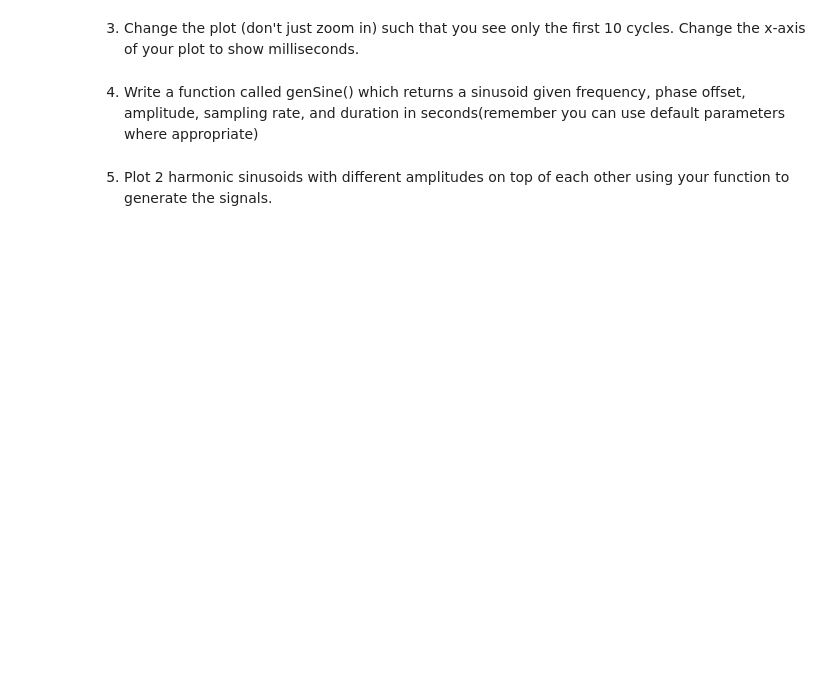
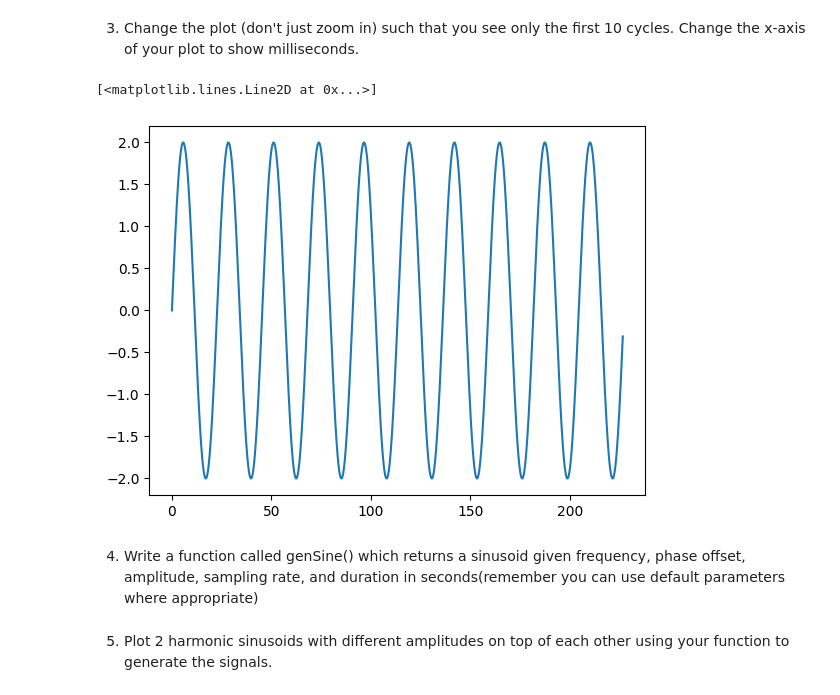
Before and after one commit to lgomez47/AudioTechII, a Jupyter notebook: Activities/Activity2_sinusoidsFunctions.ipynb, the cells around one changed output. Saved outputs shown, nothing was run; the diff lists cells and outputs as text; code cells hidden in the pictures; blank space fills up the shorter version.

```diff
--- a/Activities/Activity2_sinusoidsFunctions.ipynb
+++ b/Activities/Activity2_sinusoidsFunctions.ipynb
@@ -25,4 +31,9 @@ Audio(x, rate = fs)
 # %% [markdown]
 3) Change the plot (don't just zoom in) such that you see only the first 10 cycles. Change the x-axis of your plot to show milliseconds.
+# %%
+plt.plot(t[:5000] * 1000, x[:5000])
+# %% [output]
+[<matplotlib.lines.Line2D at 0x...>]
+[figure, added]
 # %% [markdown]
 4) Write a function called genSine() which returns a sinusoid given frequency, phase offset, amplitude, sampling rate, and duration in seconds(remember you can use default parameters where appropriate)
```
Also changed, not shown: parts of 14 cells of this notebook.
